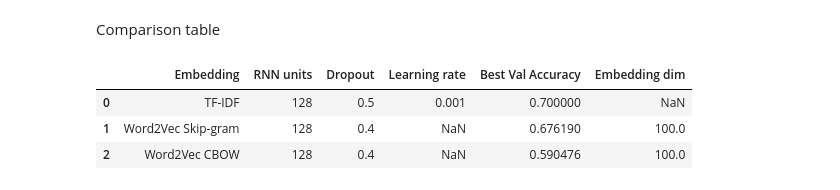
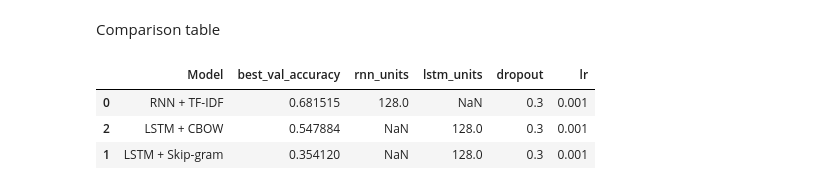
Before and after one commit to honorine22/alu-text-classfication, a Jupyter notebook: ecomerceRNN.ipynb, the cells around one changed output. Cells and saved outputs as stored; diff of their text form; code cells hidden in the pictures.

```diff
--- a/ecomerceRNN.ipynb
+++ b/ecomerceRNN.ipynb
@@ -26,7 +36,7 @@ import csv
 # Use quoting=csv.QUOTE_NONE to handle unclosed quotes (like inch marks) in descriptions
 # The dataset typically doesn't have a header, so we provide names
 train_df = pd.read_csv(
-    "/content/drive/MyDrive/ecommerce/ecommerceDataset.csv",
+    "/content/drive/MyDrive/data/ecommerceDataset.csv",
     names=["label", "text"],
     header=None,
     quoting=csv.QUOTE_NONE,
@@ -231,10 +226,0 @@ Epoch 25/25
-# %%
-skipgram_results = {
-    "Embedding": "Word2Vec Skip-gram",
-    "Embedding dim": 100,
-    "RNN units": 128,
-    "Dropout": 0.4,
-    "Best Val Accuracy": max(history_skipgram.history["val_accuracy"])
-}
-
-skipgram_results
@@ -308,10 +287,0 @@ Epoch 100/100
-# %%
-cbow_results = {
-    "Embedding": "Word2Vec CBOW",
-    "Embedding dim": 100,
-    "RNN units": 128,
-    "Dropout": 0.4,
-    "Best Val Accuracy": max(history_cbow.history["val_accuracy"])
-}
-
-cbow_results
@@ -324,9 +296,27 @@ cbow_results
 # %% [markdown]
 Comparison table
-# %%
-pd.DataFrame([tfidf_results, skipgram_results, cbow_results])
-# %% [output]
-|  | Embedding | RNN units | Dropout | Learning rate | Best Val Accuracy | Embedding dim |
-| 0 | TF-IDF | 128 | 0.5 | 0.001 | 0.700000 | NaN |
-| 1 | Word2Vec Skip-gram | 128 | 0.4 | NaN | 0.676190 | 100.0 |
-| 2 | Word2Vec CBOW | 128 | 0.4 | NaN | 0.590476 | 100.0 |
+# %%
+
+# Extract the best results from each experiment list
+best_tfidf = max(tfidf_results, key=lambda x: x['best_val_accuracy']).copy()
+best_tfidf['Model'] = 'RNN + TF-IDF'
+
+best_skipgram = max(skipgram_results, key=lambda x: x['best_val_accuracy']).copy()
+best_skipgram['Model'] = 'LSTM + Skip-gram'
+
+best_cbow = max(cbow_results, key=lambda x: x['best_val_accuracy']).copy()
+best_cbow['Model'] = 'LSTM + CBOW'
+
+# Combine into a summary DataFrame
+comparison_df = pd.DataFrame([best_tfidf, best_skipgram, best_cbow])
+
+# Reorder columns for readability
+columns_order = ['Model', 'best_val_accuracy', 'rnn_units', 'lstm_units', 'dropout', 'lr']
+existing_cols = [c for c in columns_order if c in comparison_df.columns]
+
+comparison_df[existing_cols].sort_values('best_val_accuracy', ascending=False)
+# %% [output]
+|  | Model | best_val_accuracy | rnn_units | lstm_units | dropout | lr |
+| 0 | RNN + TF-IDF | 0.681515 | 128.0 | NaN | 0.3 | 0.001 |
+| 2 | LSTM + CBOW | 0.547884 | NaN | 128.0 | 0.3 | 0.001 |
+| 1 | LSTM + Skip-gram | 0.354120 | NaN | 128.0 | 0.3 | 0.001 |
```
Also changed, not shown: parts of 19 cells of this notebook.
